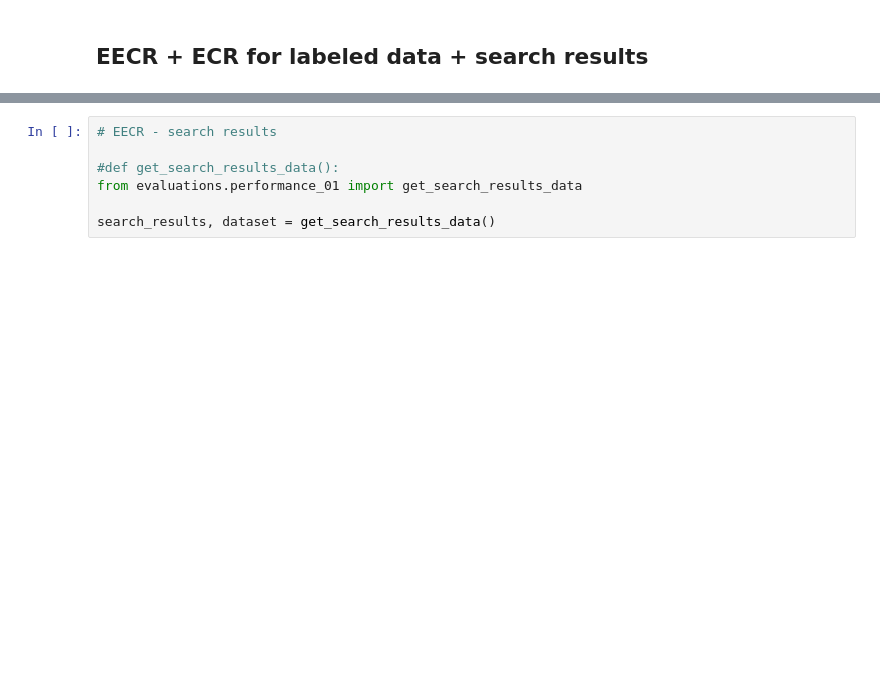
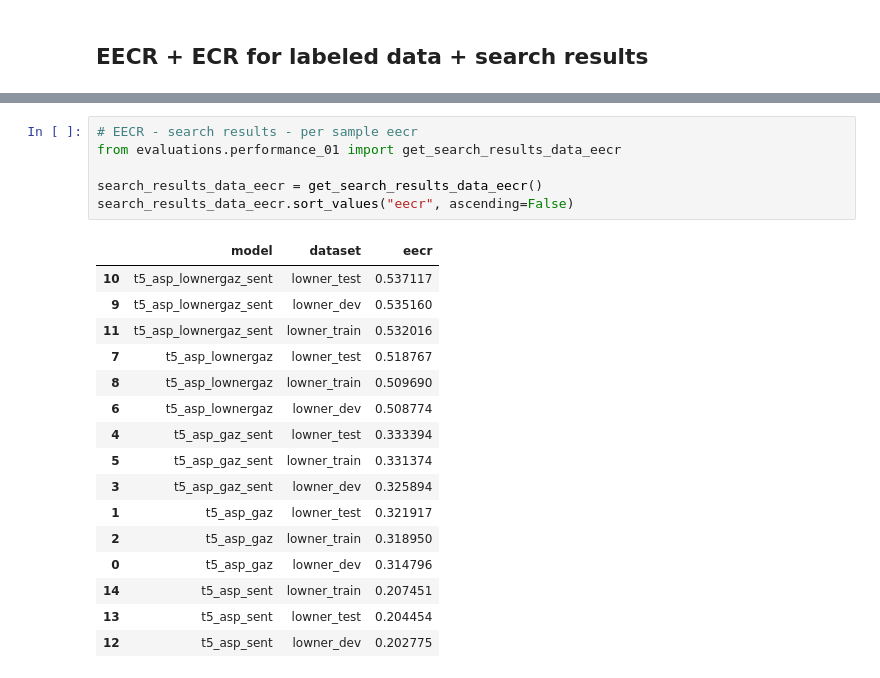
Before and after one commit to roebbert92/thesis, a Jupyter notebook: evaluations/01_performance.ipynb, the cells around one changed output, grey strips where cells are left out. Drawn from its saved outputs; the diff is of its cells as text; blank space fills up the shorter version.

```diff
--- a/evaluations/01_performance.ipynb
+++ b/evaluations/01_performance.ipynb
@@ -134,7 +152,23 @@ get_labeled_data_eecr()
 # %%
-# EECR - search results
+# EECR - search results - per sample eecr
+from evaluations.performance_01 import get_search_results_data_eecr
 
-#def get_search_results_data():
-from evaluations.performance_01 import get_search_results_data
-
-search_results, dataset = get_search_results_data()
+search_results_data_eecr = get_search_results_data_eecr()
+search_results_data_eecr.sort_values("eecr", ascending=False)
+# %% [output]
+|  | model | dataset | eecr |
+| 10 | t5_asp_lownergaz_sent | lowner_test | 0.537117 |
+| 9 | t5_asp_lownergaz_sent | lowner_dev | 0.535160 |
+| 11 | t5_asp_lownergaz_sent | lowner_train | 0.532016 |
+| 7 | t5_asp_lownergaz | lowner_test | 0.518767 |
+| 8 | t5_asp_lownergaz | lowner_train | 0.509690 |
+| 6 | t5_asp_lownergaz | lowner_dev | 0.508774 |
+| 4 | t5_asp_gaz_sent | lowner_test | 0.333394 |
+| 5 | t5_asp_gaz_sent | lowner_train | 0.331374 |
+| 3 | t5_asp_gaz_sent | lowner_dev | 0.325894 |
+| 1 | t5_asp_gaz | lowner_test | 0.321917 |
+| 2 | t5_asp_gaz | lowner_train | 0.318950 |
+| 0 | t5_asp_gaz | lowner_dev | 0.314796 |
+| 14 | t5_asp_sent | lowner_train | 0.207451 |
+| 13 | t5_asp_sent | lowner_test | 0.204454 |
+| 12 | t5_asp_sent | lowner_dev | 0.202775 |
```
Also changed, not shown: parts of 5 cells of this notebook, 2 other files.
